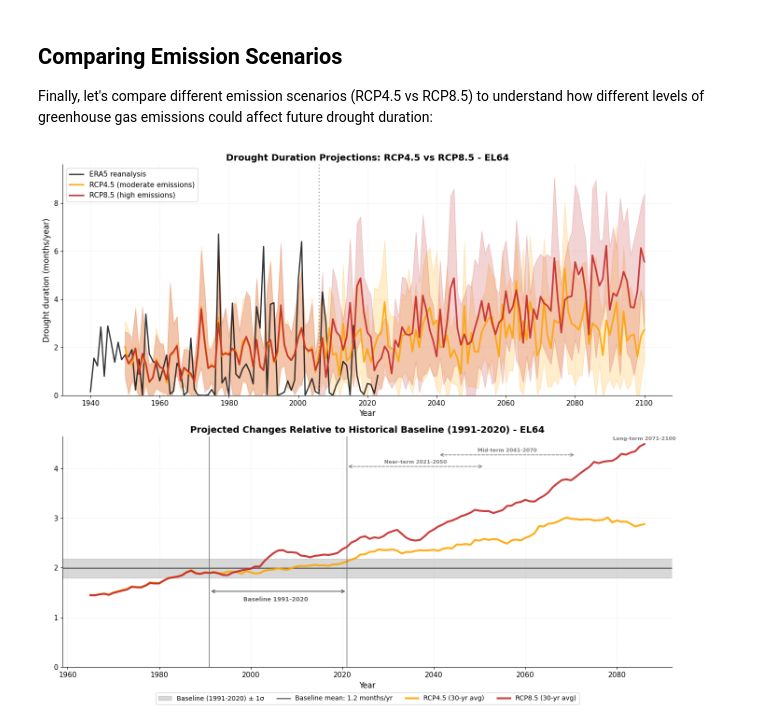
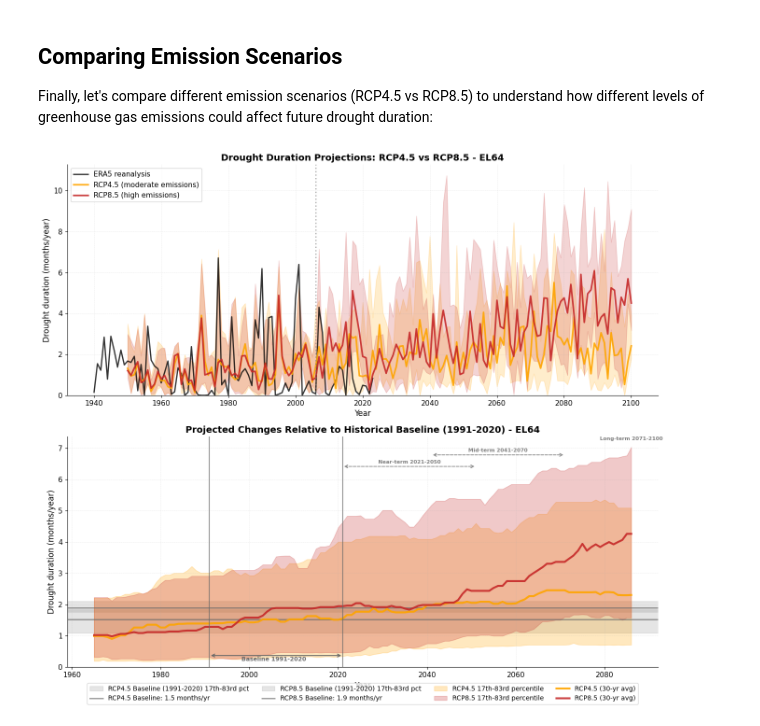
Before and after one commit to ecmwf-training/drought-exposure, a Jupyter notebook: tutorials/drought_duration.ipynb, the cells around one changed output. Drawn from its saved outputs; the diff is of its cells as text; code cells hidden in the pictures.

```diff
--- a/tutorials/drought_duration.ipynb
+++ b/tutorials/drought_duration.ipynb
@@ -448,9 +451,9 @@ Finally, let's compare different emission scenarios (RCP4.5 vs RCP8.5) to unders
 # Prepare data for both scenarios
 rcp85_df = proj_df[proj_df['scenario'] == 'RCP8_5'].copy()
 
-# Calculate ensemble means for both scenarios
-rcp45_mean = rcp45_df.groupby('time')['dmd'].mean().reset_index()
-rcp85_mean = rcp85_df.groupby('time')['dmd'].mean().reset_index()
+# Calculate ensemble medians for both scenarios
+rcp45_median = rcp45_df.groupby('time')['dmd'].median().reset_index()
+rcp85_median = rcp85_df.groupby('time')['dmd'].median().reset_index()
 
 # Create figure with two subplots
 fig, (ax1, ax2) = plt.subplots(2, 1, figsize=(14, 12))
@@ -461,25 +464,27 @@ ax1.plot(reanalysis_df['time'], reanalysis_df['dmd'],
         color='black', linewidth=2, label='ERA5 reanalysis', alpha=0.8)
 
 # RCP4.5
-ax1.plot(rcp45_mean['time'], rcp45_mean['dmd'],
+ax1.plot(rcp45_median['time'], rcp45_median['dmd'],
         color='orange', linewidth=2.5, label='RCP4.5 (moderate emissions)', alpha=0.9)
 
 # RCP8.5
-ax1.plot(rcp85_mean['time'], rcp85_mean['dmd'],
+ax1.plot(rcp85_median['time'], rcp85_median['dmd'],
         color='#c62828', linewidth=2.5, label='RCP8.5 (high emissions)', alpha=0.9)
 
 # Add spread for both scenarios
-rcp45_std = rcp45_df.groupby('time')['dmd'].std().reset_index()
-rcp85_std = rcp85_df.groupby('time')['dmd'].std().reset_index()
+rcp45_p17 = rcp45_df.groupby('time')['dmd'].quantile(0.17).reset_index()
+rcp45_p83 = rcp45_df.groupby('time')['dmd'].quantile(0.83).reset_index()
+rcp85_p17 = rcp85_df.groupby('time')['dmd'].quantile(0.17).reset_index()
+rcp85_p83 = rcp85_df.groupby('time')['dmd'].quantile(0.83).reset_index()
 
-ax1.fill_between(rcp45_mean['time'],
-                rcp45_mean['dmd'] - rcp45_std['dmd'],
-                rcp45_mean['dmd'] + rcp45_std['dmd'],
+ax1.fill_between(rcp45_median['time'],
+                rcp45_p17['dmd'],
+                rcp45_p83['dmd'],
                 alpha=0.2, color='orange')
 
-ax1.fill_between(rcp85_mean['time'],
-                rcp85_mean['dmd'] - rcp85_std['dmd'],
-                rcp85_mean['dmd'] + rcp85_std['dmd'],
+ax1.fill_between(rcp85_median['time'],
+                rcp85_p17['dmd'],
+                rcp85_p83['dmd'],
                 alpha=0.2, color='#c62828')
 
 # Mark transition
@@ -500,24 +505,45 @@ ax1.spines['right'].set_visible(False)
 # Calculate baseline from both scenarios
 baseline_rcp45 = rcp45_df[
     rcp45_df['time'].dt.year.between(baseline_start, baseline_end)
-].groupby('model')['dmd'].mean()
+].groupby('model')['dmd'].median()
 
 baseline_rcp85 = rcp85_df[
     rcp85_df['time'].dt.year.between(baseline_start, baseline_end)
-].groupby('model')['dmd'].mean()
+].groupby('model')['dmd'].median()
 
-# Plot baseline period
-baseline_obs = reanalysis_df[reanalysis_df['time'].dt.year.between(baseline_start, baseline_end)]['dmd'].mean()
-ax2.axhspan(baseline_rcp45.mean() - baseline_rcp45.std(),
-           baseline_rcp45.mean() + baseline_rcp45.std(),
-           alpha=0.3, color='gray', label=f'Baseline ({baseline_start}-{baseline_end}) ± 1σ')
-ax2.axhline(baseline_rcp45.mean(), color='dimgray', linestyle='-', linewidth=2,
-          label=f'Baseline mean: {baseline_obs:.1f} months/yr')
+# Plot RCP4.5 baseline period (grey theme)
+ax2.axhspan(baseline_rcp45.quantile(0.17), baseline_rcp45.quantile(0.83),
+           alpha=0.2, color='gray', label=f'RCP4.5 Baseline ({baseline_start}-{baseline_end}) 17th-83rd pct')
+ax2.axhline(baseline_rcp45.median(), color='dimgray', linestyle='-', linewidth=2, alpha=0.7,
+          label=f'RCP4.5 Baseline: {baseline_rcp45.median():.1f} months/yr')
 
-# Plot ensemble means with rolling average
-rcp45_rolling = rcp45_mean.set_index('time')['dmd'].rolling(window=rolling_window, center=True).mean()
-rcp85_rolling = rcp85_mean.set_index('time')['dmd'].rolling(window=rolling_window, center=True).mean()
+# Plot RCP8.5 baseline period (grey theme)
+ax2.axhspan(baseline_rcp85.quantile(0.17), baseline_rcp85.quantile(0.83),
+           alpha=0.2, color='gray', label=f'RCP8.5 Baseline ({baseline_start}-{baseline_end}) 17th-83rd pct')
+ax2.axhline(baseline_rcp85.median(), color='dimgray', linestyle='-', linewidth=2, alpha=0.7,
+          label=f'RCP8.5 Baseline: {baseline_rcp85.median():.1f} months/yr')
 
+# Plot ensemble medians with rolling average
+rcp45_rolling = rcp45_median.set_index('time')['dmd'].rolling(window=rolling_window, center=True).median()
+rcp85_rolling = rcp85_median.set_index('time')['dmd'].rolling(window=rolling_window, center=True).median()
+
+# Calculate rolling percentiles for uncertainty bands
+rcp45_p17_rolling = rcp45_p17.set_index('time')['dmd'].rolling(window=rolling_window, center=True).median()
+rcp45_p83_rolling = rcp45_p83.set_index('time')['dmd'].rolling(window=rolling_window, center=True).median()
+rcp85_p17_rolling = rcp85_p17.set_index('time')['dmd'].rolling(window=rolling_window, center=True).median()
+rcp85_p83_rolling = rcp85_p83.set_index('time')['dmd'].rolling(window=rolling_window, center=True).median()
+
+# Plot percentile bands
+ax2.fill_between(rcp45_rolling.index,
+                rcp45_p17_rolling.values,
+                rcp45_p83_rolling.values,
+                alpha=0.25, color='orange', label=f'RCP4.5 17th-83rd percentile')
+ax2.fill_between(rcp85_rolling.index,
+                rcp85_p17_rolling.values,
+                rcp85_p83_rolling.values,
+                alpha=0.25, color='#c62828', label=f'RCP8.5 17th-83rd percentile')
+
+# Plot median lines
 ax2.plot(rcp45_rolling.index, rcp45_rolling.values,
         color='orange', linewidth=3, label=f'RCP4.5 ({rolling_window}-yr avg)', alpha=0.9)
 ax2.plot(rcp85_rolling.index, rcp85_rolling.values,
@@ -545,42 +571,45 @@ period_info = [
 ]
 
 y_max = ax2.get_ylim()[1]
 for start_date, end_date, label, height_factor in period_info:
     y_pos = y_max * height_factor
     ax2.annotate('', xy=(pd.Timestamp(end_date), y_pos),
                 xytext=(pd.Timestamp(start_date), y_pos),
                 arrowprops=dict(arrowstyle='<->', color='gray', lw=1.2, linestyle='--'))
     # Calculate midpoint for text
     mid_date = pd.Timestamp(start_date) + (pd.Timestamp(end_date) - pd.Timestamp(start_date)) / 2
     ax2.text(mid_date, y_pos * 1.01, label,
             ha='center', va='bottom', fontsize=8, color='gray', fontweight='bold')
 
 ax2.set_xlabel('Year', fontsize=12)
+ax2.set_ylabel('Drought duration (months/year)', fontsize=12)
 ax2.set_title(f'Projected Changes Relative to Historical Baseline ({baseline_start}-{baseline_end}) - {admin_id}',
              fontsize=14, fontweight='bold')
 ax2.set_ylim(bottom=0)  # Drought duration cannot be negative
 ax2.legend(loc='lower center', bbox_to_anchor=(0.5, -0.175), ncol=4, fontsize=10, frameon=True)
 ax2.grid(True, alpha=0.3, linestyle='--', linewidth=0.5)
 ax2.spines['top'].set_visible(False)
 ax2.spines['right'].set_visible(False)
 
 plt.tight_layout()
 plt.show()
 
-# Calculate end-of-century differences
-eoc_45 = rcp45_df[rcp45_df['time'].dt.year.between(2071, 2100)].groupby('model')['dmd'].mean()
-eoc_85 = rcp85_df[rcp85_df['time'].dt.year.between(2071, 2100)].groupby('model')['dmd'].mean()
+# Calculate end-of-century differences (relative to each scenario's own baseline)
+eoc_45 = rcp45_df[rcp45_df['time'].dt.year.between(2071, 2100)].groupby('model')['dmd'].median()
+eoc_85 = rcp85_df[rcp85_df['time'].dt.year.between(2071, 2100)].groupby('model')['dmd'].median()
 
-
+# Calculate changes from baseline
+change_45 = eoc_45.median() - baseline_rcp45.median()
+change_85 = eoc_85.median() - baseline_rcp85.median()
 
 print(f"\nEnd of century (2071-2100) comparison:")
-print(f"  Mitigation efforts can reduce future drought risk.")
-print(f"  RCP8.5: {eoc_85.mean():.2f} ± {eoc_85.std():.2f} months/year")
-print(f"  Difference: {(eoc_85.mean() - eoc_45.mean()):.2f} months/year")
-
-
-print(f"  RCP4.5: {eoc_45.mean():.2f} ± {eoc_45.std():.2f} months/year")
+print(f"  RCP4.5: {eoc_45.median():.2f} (17th-83rd pct: {eoc_45.quantile(0.17):.2f}-{eoc_45.quantile(0.83):.2f}) months/year")
+print(f"    Change from baseline: {change_45:+.2f} months/year ({(change_45/baseline_rcp45.median())*100:+.1f}%)")
+print(f"  RCP8.5: {eoc_85.median():.2f} (17th-83rd pct: {eoc_85.quantile(0.17):.2f}-{eoc_85.quantile(0.83):.2f}) months/year")
+print(f"    Change from baseline: {change_85:+.2f} months/year ({(change_85/baseline_rcp85.median())*100:+.1f}%)")
+print(f"  Difference between scenarios: {(eoc_85.median() - eoc_45.median()):.2f} months/year")
 print(f"\n💡 Key Insight: Higher emissions (RCP8.5) lead to longer lasting droughts.")
+print(f"   Mitigation efforts (RCP4.5) can reduce future drought risk.")
 # %% [output]
-[figure, old version]
+[figure, new version]
 End of century (2071-2100) comparison:
```
Also changed, not shown: parts of 6 cells of this notebook.
